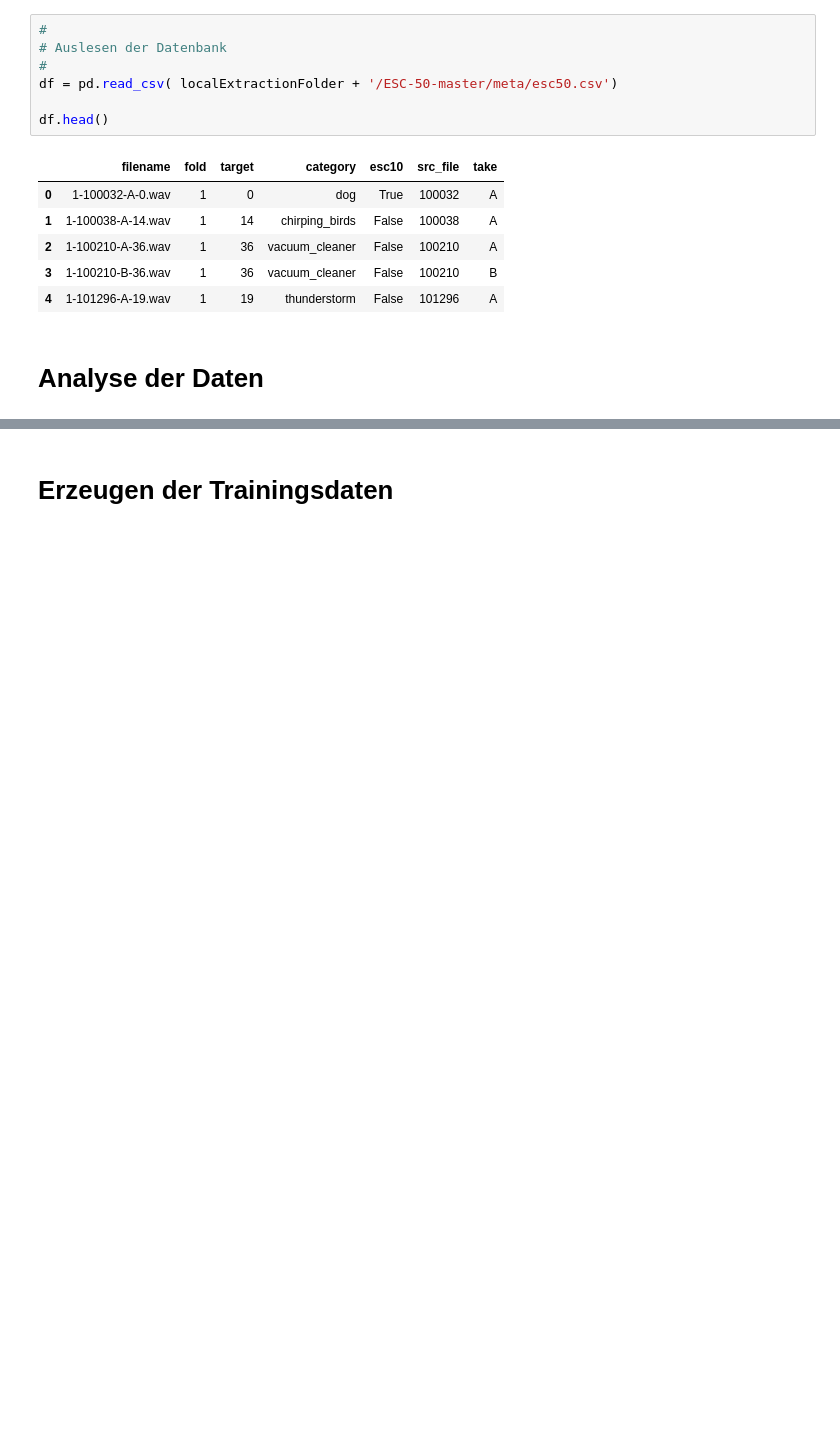
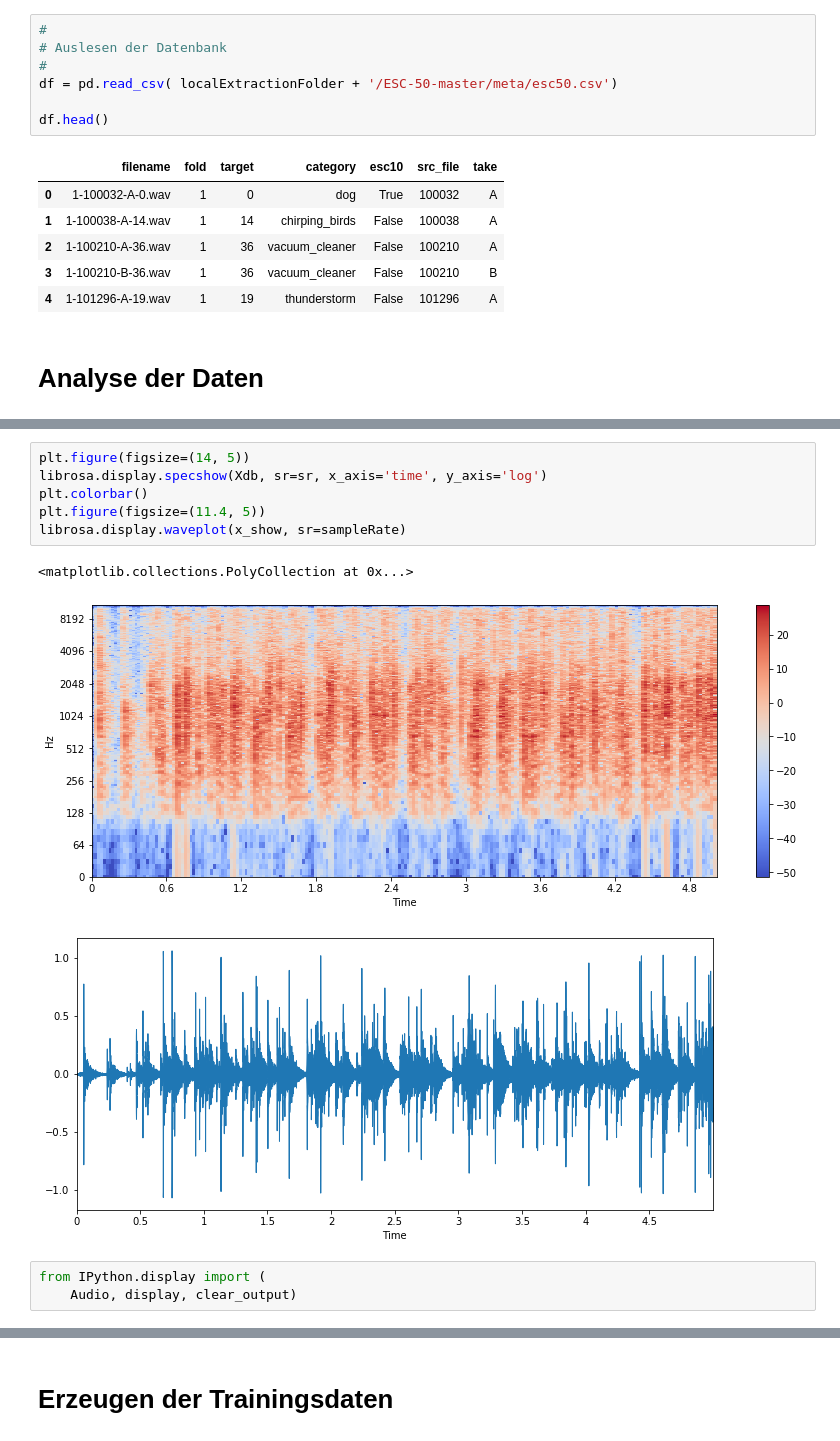
Before and after one commit to ditomax/mlwifianwender, a Jupyter notebook: 06 Anwendungsbeispiel Importing audio data plus classification.ipynb, the cells around one changed output, grey strips where cells are left out. Saved outputs shown, nothing was run; the diff lists cells and outputs as text; blank space fills up the shorter version.

```diff
--- a/06 Anwendungsbeispiel Importing audio data plus classification.ipynb
+++ b/06 Anwendungsbeispiel Importing audio data plus classification.ipynb
@@ -151,0 +202,13 @@ df.head()
+# %%
+plt.figure(figsize=(14, 5))
+librosa.display.specshow(Xdb, sr=sr, x_axis='time', y_axis='log')
+plt.colorbar()
+plt.figure(figsize=(11.4, 5))
+librosa.display.waveplot(x_show, sr=sampleRate)
+# %% [output]
+<matplotlib.collections.PolyCollection at 0x...>
+[figure, added]
+[figure, added]
+# %%
+from IPython.display import (
+    Audio, display, clear_output)
```
Also changed, not shown: parts of 23 cells of this notebook.
